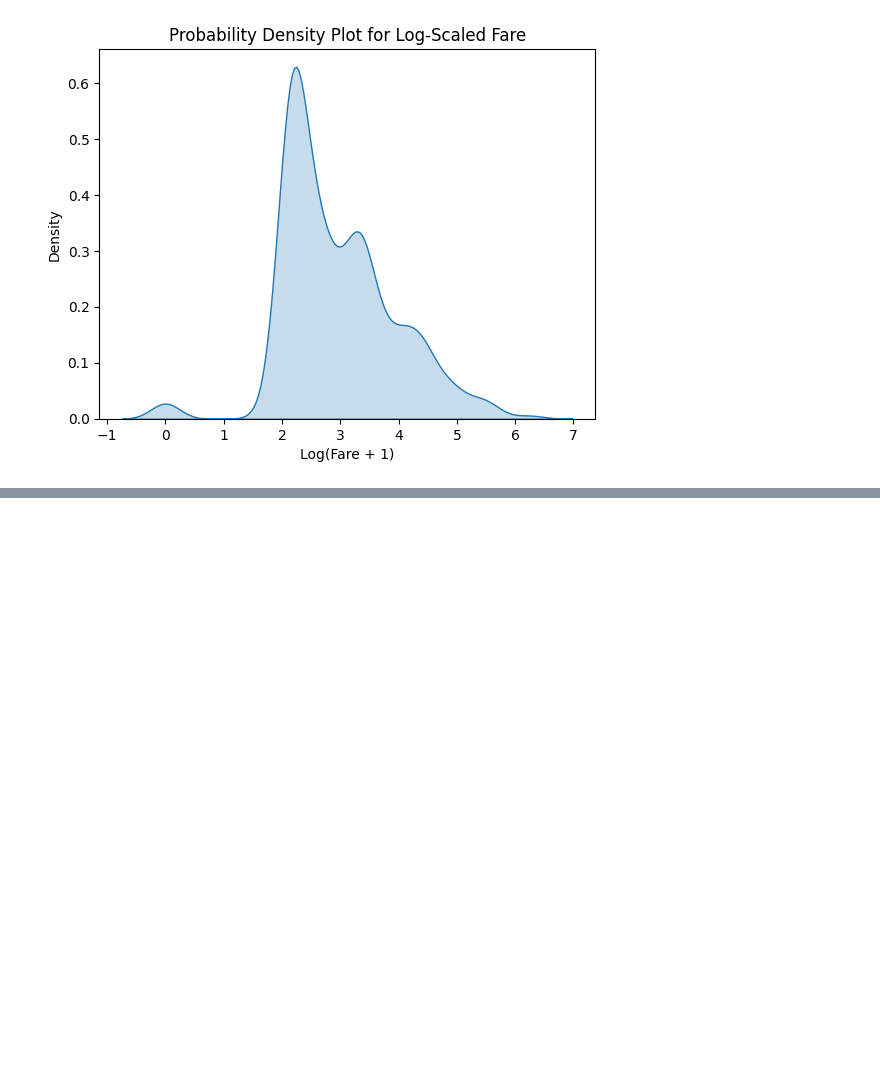
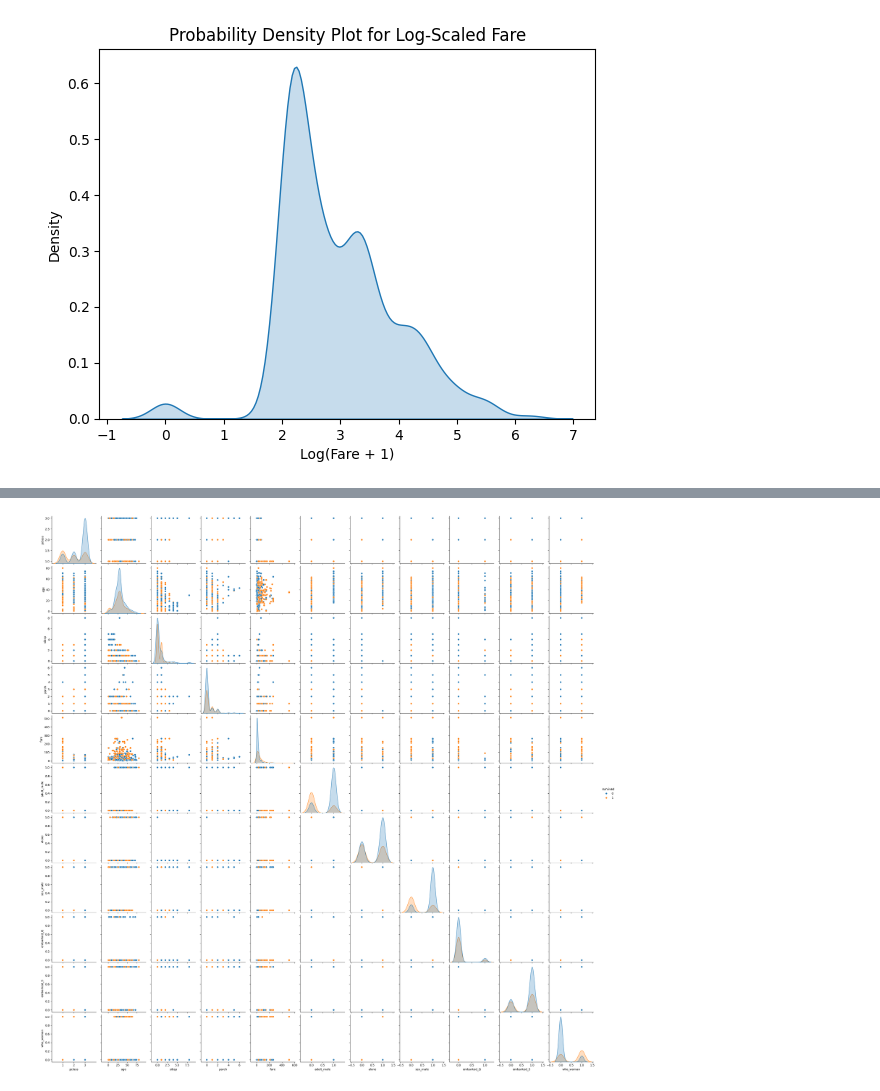
Before and after one commit to israr-ax/AI-Python, a Jupyter notebook: foundations/Titanic.ipynb, the cells around one changed output, grey strips where cells are left out. Drawn from its saved outputs; the diff is of its cells as text; code cells hidden in the pictures; blank space fills up the shorter version.

```diff
--- a/foundations/Titanic.ipynb
+++ b/foundations/Titanic.ipynb
@@ -261,0 +299,8 @@ plt.show()
+# %%
+df_encoded.drop('who_man',axis=1,inplace=True)
+# %%
+# Pairplot to explore relationships between features, colored by 'survived'
+sns.pairplot(df_encoded, hue='survived', diag_kind='kde')
+plt.show()
+# %% [output]
+[figure, added]
```
Also changed, not shown: parts of 2 cells of this notebook.
